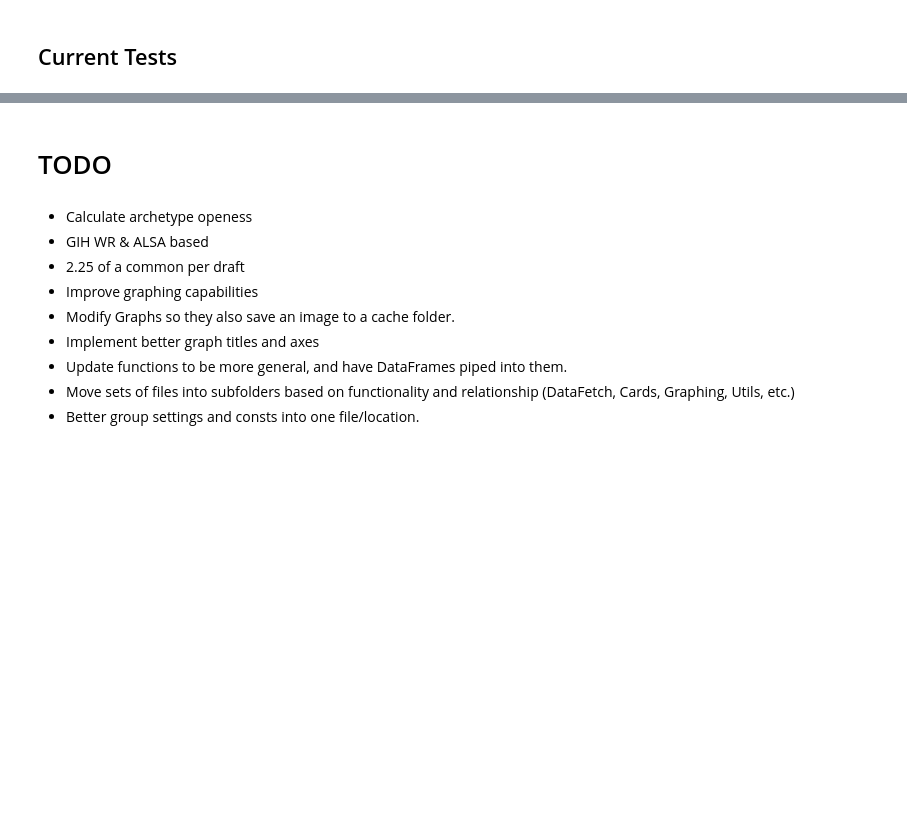
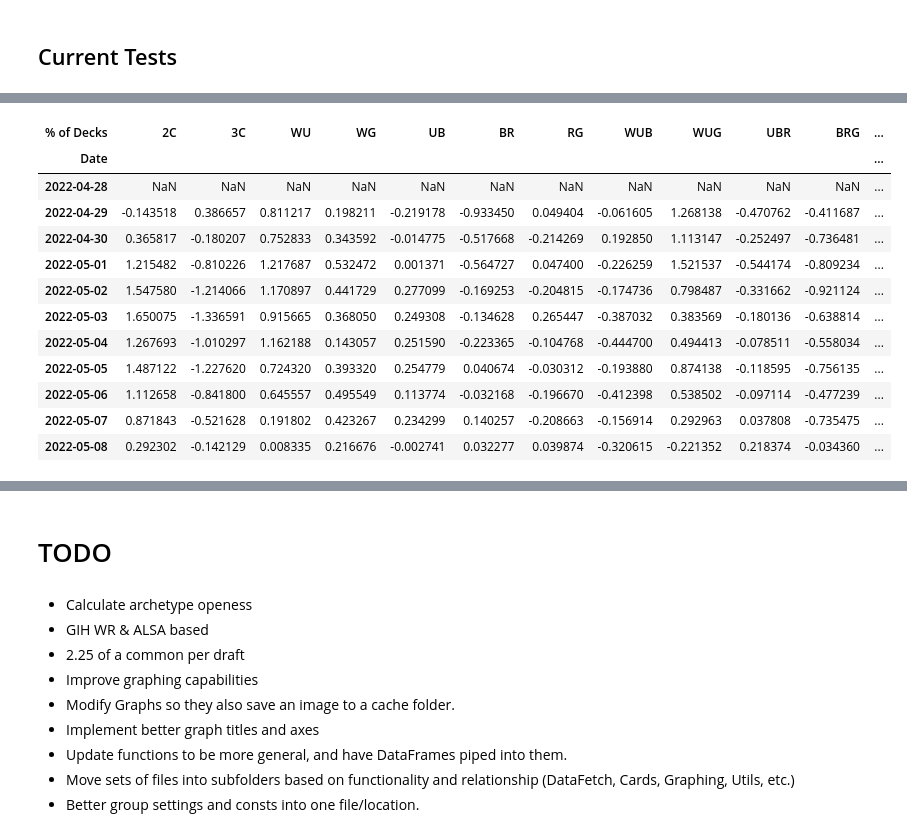
Before and after one commit to ZacharyMN709/DraftMetaReporter, a Jupyter notebook: Scratch.ipynb, the cells around one changed output, grey strips where cells are left out. Cells and saved outputs as stored; diff of their text form; code cells hidden in the pictures; blank space fills up the shorter version.

```diff
--- a/Scratch.ipynb
+++ b/Scratch.ipynb
@@ -609,0 +777,16 @@ for i in range(0, 9):
+# %%
+examiner.get_archetype_playrate_history(['2C', '3C', 'WU', 'WG', 'UB', 'BR', 'RG', 'WUB', 'WUG', 'UBR', 'BRG', 'WRG']).diff()
+# %% [output]
+| % of Decks | 2C | 3C | WU | WG | UB | BR | RG | WUB | WUG | UBR | BRG | ... |
+| Date |  |  |  |  |  |  |  |  |  |  |  | ... |
+| 2022-04-28 | NaN | NaN | NaN | NaN | NaN | NaN | NaN | NaN | NaN | NaN | NaN | ... |
+| 2022-04-29 | -0.143518 | 0.386657 | 0.811217 | 0.198211 | -0.219178 | -0.933450 | 0.049404 | -0.061605 | 1.268138 | -0.470762 | -0.411687 | ... |
+| 2022-04-30 | 0.365817 | -0.180207 | 0.752833 | 0.343592 | -0.014775 | -0.517668 | -0.214269 | 0.192850 | 1.113147 | -0.252497 | -0.736481 | ... |
+| 2022-05-01 | 1.215482 | -0.810226 | 1.217687 | 0.532472 | 0.001371 | -0.564727 | 0.047400 | -0.226259 | 1.521537 | -0.544174 | -0.809234 | ... |
+| 2022-05-02 | 1.547580 | -1.214066 | 1.170897 | 0.441729 | 0.277099 | -0.169253 | -0.204815 | -0.174736 | 0.798487 | -0.331662 | -0.921124 | ... |
+| 2022-05-03 | 1.650075 | -1.336591 | 0.915665 | 0.368050 | 0.249308 | -0.134628 | 0.265447 | -0.387032 | 0.383569 | -0.180136 | -0.638814 | ... |
+| 2022-05-04 | 1.267693 | -1.010297 | 1.162188 | 0.143057 | 0.251590 | -0.223365 | -0.104768 | -0.444700 | 0.494413 | -0.078511 | -0.558034 | ... |
+| 2022-05-05 | 1.487122 | -1.227620 | 0.724320 | 0.393320 | 0.254779 | 0.040674 | -0.030312 | -0.193880 | 0.874138 | -0.118595 | -0.756135 | ... |
+| 2022-05-06 | 1.112658 | -0.841800 | 0.645557 | 0.495549 | 0.113774 | -0.032168 | -0.196670 | -0.412398 | 0.538502 | -0.097114 | -0.477239 | ... |
+| 2022-05-07 | 0.871843 | -0.521628 | 0.191802 | 0.423267 | 0.234299 | 0.140257 | -0.208663 | -0.156914 | 0.292963 | 0.037808 | -0.735475 | ... |
+| 2022-05-08 | 0.292302 | -0.142129 | 0.008335 | 0.216676 | -0.002741 | 0.032277 | 0.039874 | -0.320615 | -0.221352 | 0.218374 | -0.034360 | ... |
```
Also changed, not shown: parts of 49 cells of this notebook, 9 other files.
